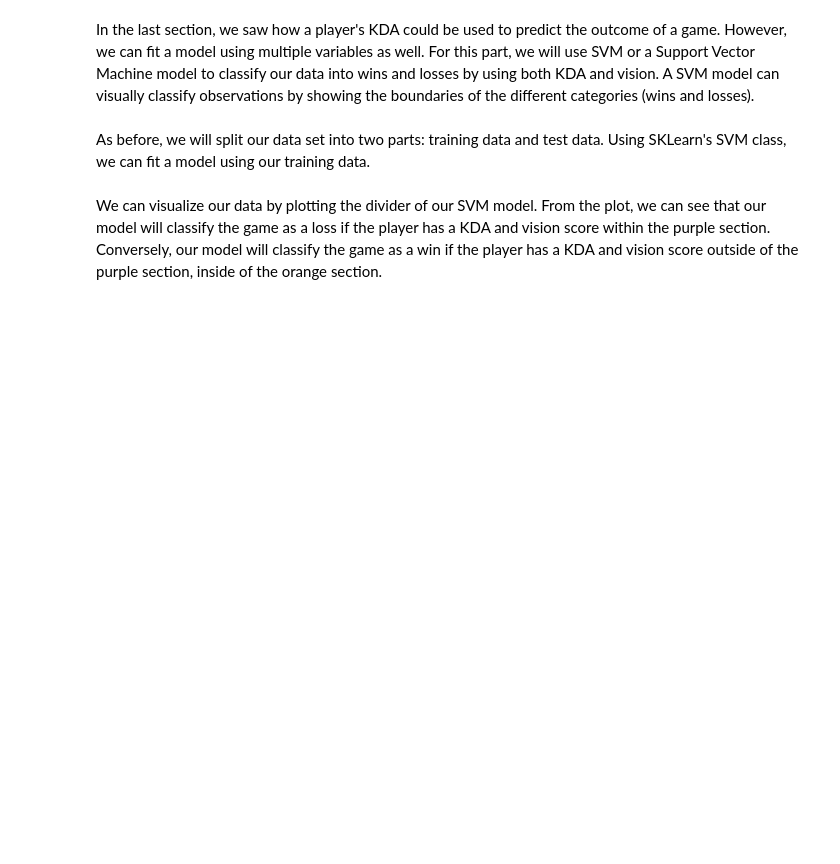
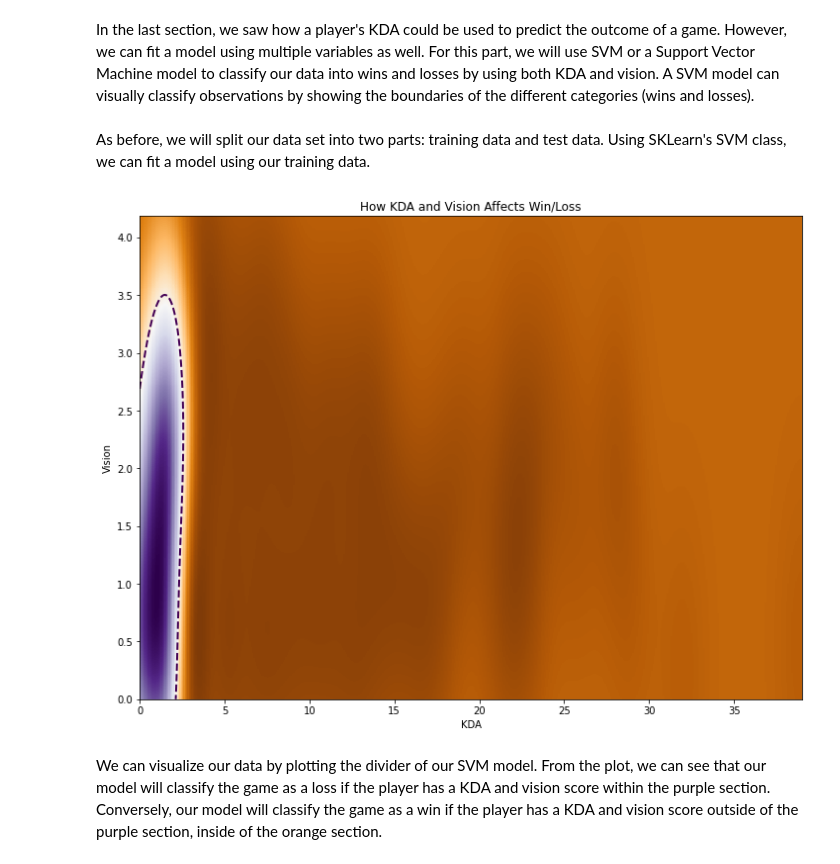
Before and after one commit to dvnmn/320-final-project, a Jupyter notebook: 320_Final_Project.ipynb, the cells around one changed output. Cells and saved outputs as stored; diff of their text form; code cells hidden in the pictures; blank space fills up the shorter version.

```diff
--- a/320_Final_Project.ipynb
+++ b/320_Final_Project.ipynb
@@ -420,24 +458,28 @@ Z = Z.reshape(xx.shape)
 # %% [markdown]
 As before, we will split our data set into two parts: training data and test data. Using SKLearn's SVM class, we can fit a model using our training data.
 # %%
+plt.figure(figsize = (12, 9))
+
 plt.imshow(
     Z,
     interpolation="nearest",
     extent=(xx.min(), xx.max(), yy.min(), yy.max()),
     aspect="auto",
     origin="lower",
     cmap=plt.cm.PuOr_r,
 )
 contours = plt.contour(xx, yy, Z, levels=[0], linewidths=2, linestyles="dashed")
 
 plt.xticks()
 plt.yticks()
 
-plt.title('How KDA and Vision Affects Win/Lose')
+plt.title('How KDA and Vision Affects Win/Loss')
 plt.xlabel('KDA')
 plt.ylabel('Vision')
 plt.axis([0, SVM_df['kda'].max(), 0, SVM_df['vision'].max()])
 plt.show()
+# %% [output]
+[figure, added]
 # %% [markdown]
 We can visualize our data by plotting the divider of our SVM model. From the plot, we can see that our model will classify the game as a loss if the player has a KDA and vision score within the purple section. Conversely, our model will classify the game as a win if the player has a KDA and vision score outside of the purple section, inside of the orange section.
 # %%
```
Also changed, not shown: parts of 16 cells of this notebook.
